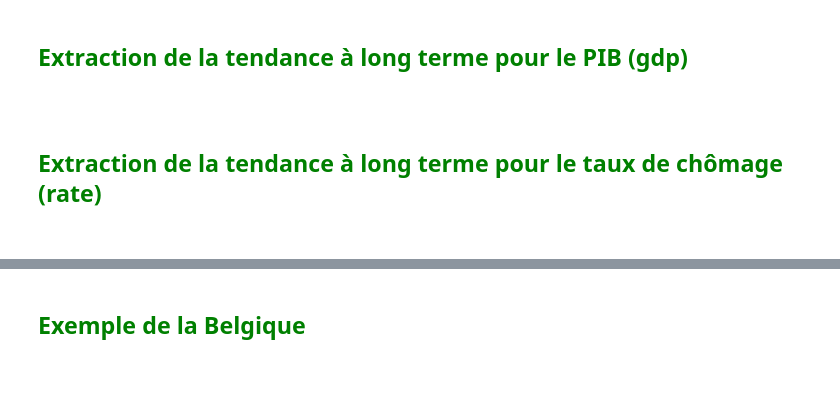
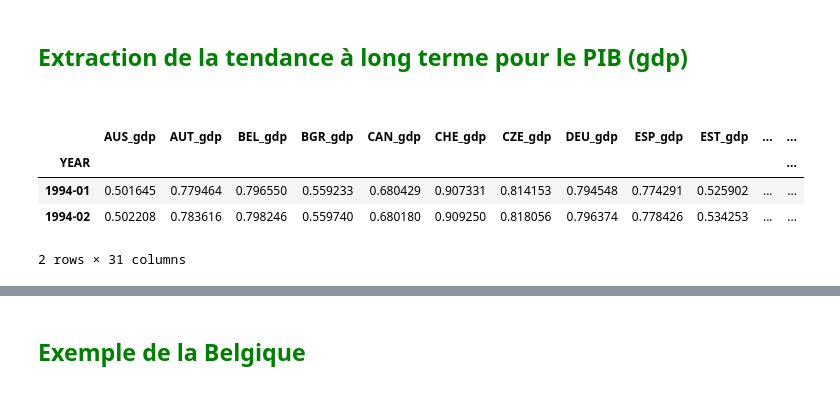
Before and after one commit to Marimar4/Projet-Python, a Jupyter notebook: monmodule/Modélisation.ipynb, the cells around one changed output, grey strips where cells are left out. Saved outputs shown, nothing was run; the diff lists cells and outputs as text; code cells hidden in the pictures.

```diff
--- a/monmodule/Modélisation.ipynb
+++ b/monmodule/Modélisation.ipynb
@@ -59,0 +66,13 @@ data_moyenne = d.pd.read_csv('bases/donnees_moyennees.csv', encoding = 'latin-1'
+# %%
+# Utilisation de la fonction pivot pour remodeler le dataframe
+df_pivot = data.pivot(index=['YEAR'], columns='COUNTRY',
+                    values=['Unemployment_rate', 'GDP_rate'])
+
+# Ajuster les noms de colonnes
+df_pivot.columns = [f'{col[1]}_{col[0].lower()}' for col in df_pivot.columns]
+
+# Réinitialiser l'index pour avoir les colonnes YEAR et MONTH comme des colonnes régulières
+df_pivot.reset_index(inplace=True)
+
+# Afficher le nouveau dataframe
+df_pivot.head(2)
@@ -59,0 +84,3 @@ data_moyenne = d.pd.read_csv('bases/donnees_moyennees.csv', encoding = 'latin-1'
+# %%
+df_pivot = df_pivot.rename(columns=lambda x: x.replace('_rate', ''))
+df_pivot.head(2)
@@ -64,9 +134,13 @@ quart_data.head(2)
-# %% [markdown]
-## <span style="color:green">Extraction de la tendance à long terme pour le taux de chômage (rate)</span><br><br>
 # %%
-# Extraire toutes les colonnes avec le suffixe "_rate" ainsi que la colonne des dates
-columns_rate = ['Dates'] + [col for col in quart_data.columns if col.endswith('_rate')]
-df_rates = quart_data[columns_rate]
-df_rates.set_index('Dates', inplace = True)
+# Extraire toutes les colonnes avec le suffixe "_gdp" ainsi que la colonne des dates
+columns_gdp = ['YEAR'] + [col for col in df_pivot.columns if col.endswith('_gdp')]
+df_gdp = df_pivot[columns_gdp]
+df_gdp.set_index('YEAR', inplace = True)
 
-df_rates.head(2)
+df_gdp.head(2)
+# %% [output]
+|  | AUS_gdp | AUT_gdp | BEL_gdp | BGR_gdp | CAN_gdp | CHE_gdp | CZE_gdp | DEU_gdp | ESP_gdp | EST_gdp | ... | ... |
+| YEAR |  |  |  |  |  |  |  |  |  |  |  | ... |
+| 1994-01 | 0.501645 | 0.779464 | 0.796550 | 0.559233 | 0.680429 | 0.907331 | 0.814153 | 0.794548 | 0.774291 | 0.525902 | ... | ... |
+| 1994-02 | 0.502208 | 0.783616 | 0.798246 | 0.559740 | 0.680180 | 0.909250 | 0.818056 | 0.796374 | 0.778426 | 0.534253 | ... | ... |
+2 rows × 31 columns
```
Also changed, not shown: parts of 38 cells of this notebook.
